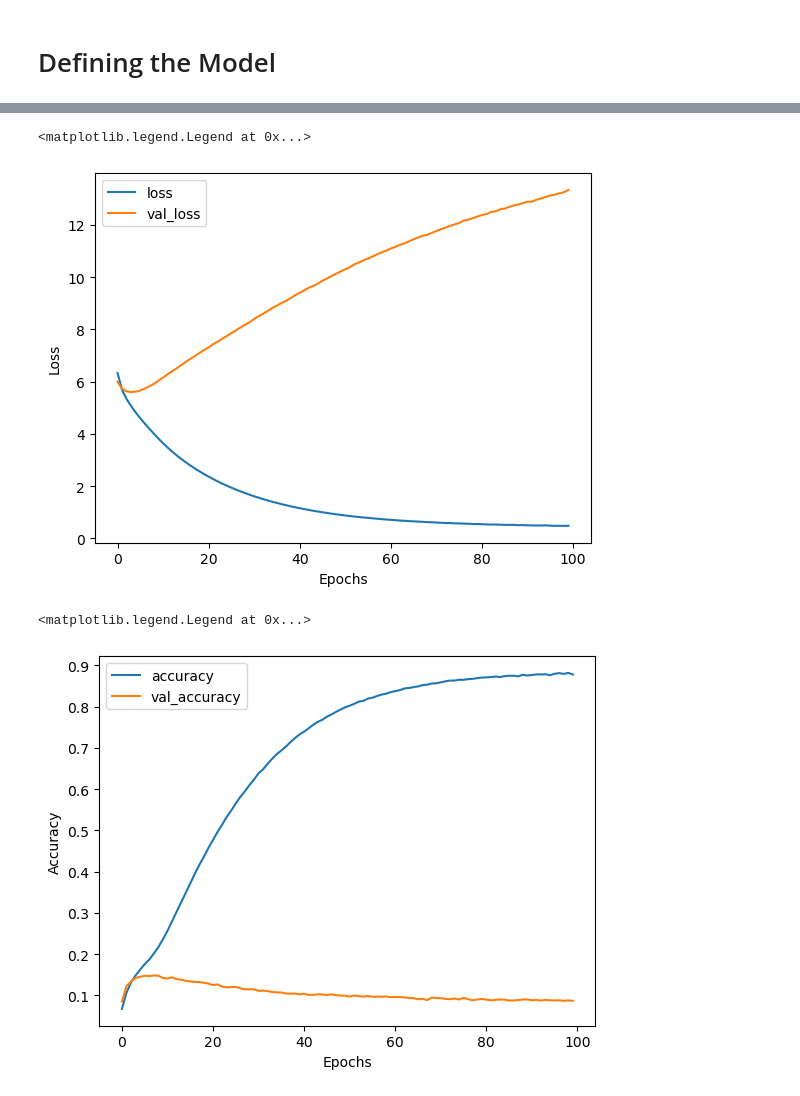
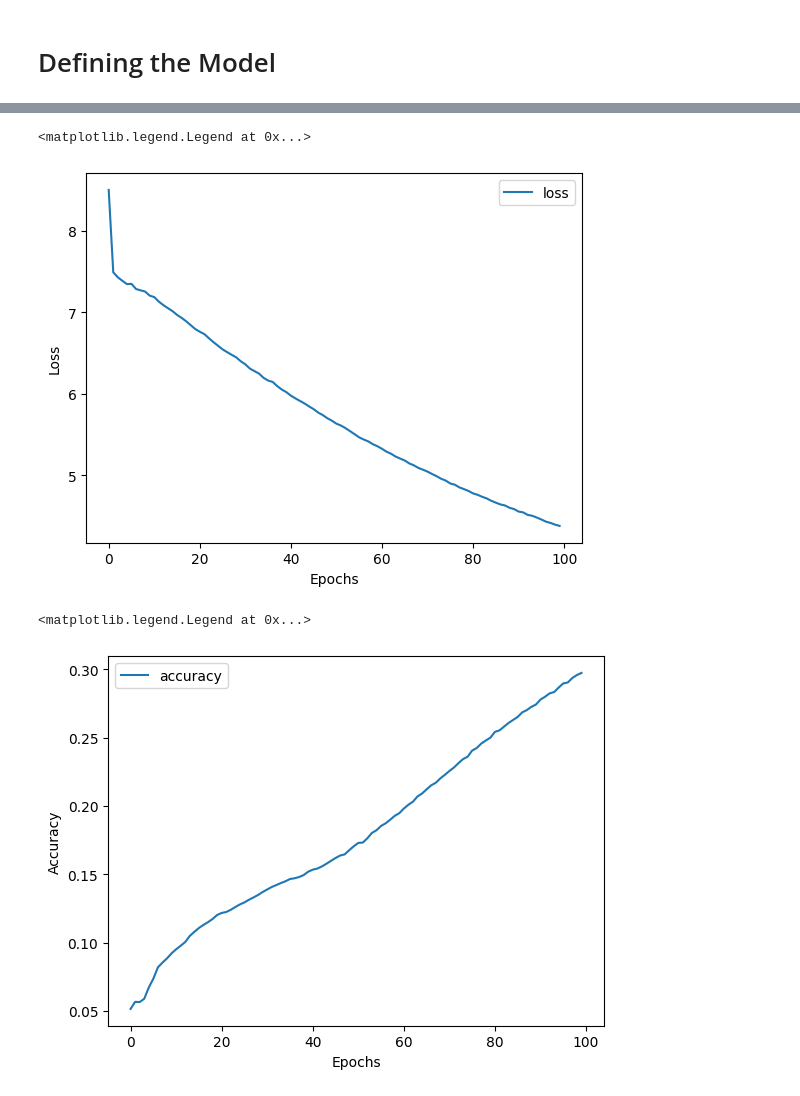
Before and after one commit to AsimWattoo/NextWordPredictor_Python, a Jupyter notebook: Predictor.ipynb, the cells around one changed output, grey strips where cells are left out. Saved outputs shown, nothing was run; the diff lists cells and outputs as text; code cells hidden in the pictures.

Commit message:
Tried the new dataset but could not use the whole dataset due to memory limitations on Colab. Achieving good accuracy on training but not on validation. Will improve in the future

```diff
--- a/Predictor.ipynb
+++ b/Predictor.ipynb
@@ -94,7 +160,2 @@ max_length
 # %% [markdown]
 # Preparing the Dataset
-# %%
-X = padded_sequences[:, :-1]
-y = padded_sequences[:, -1]
-y = to_categorical(y)
-X.shape, y.shape
@@ -111,5 +194,11 @@ X_train, X_test, y_train, y_test = train_test_split(X, y, train_size=0.9)
 # %% [markdown]
 # Defining the Model
+# %%
+max_length = 120
+train_folder = os.path.join(pages_folder, 'train')
+test_folder = os.path.join(pages_folder, 'test')
+train_gen = TextDataGenerator(train_folder, tokenizer, max_length, 64)
+test_gen = TextDataGenerator(test_folder, tokenizer, max_length, 32)
 # %%
 num_labels = len(tokenizer.word_index) + 1
 epochs = 100
@@ -120,14 +209,11 @@ num_labels
 # %%
 model = Sequential([
-    Embedding(num_labels, 100, input_length=max_length - 1),
-    Bidirectional(LSTM(150, return_sequences= True)),
-    Bidirectional(LSTM(150)),
-    Dropout(0.2),
-    Dense(units= 1024, activation= 'relu'),
+    Embedding(num_labels, 64, input_length=max_length - 1),
+    Bidirectional(LSTM(64)),
     Dropout(0.2),
     Dense(units= num_labels, activation= 'softmax')
 ])
 
-model.compile(loss='categorical_crossentropy', optimizer='adam', metrics=['accuracy'])
+model.compile(loss='sparse_categorical_crossentropy', optimizer='adam', metrics=['accuracy'])
 model.summary()
 # %% [output]
@@ -150,6 +237,7 @@ Non-trainable params: 0
 _________________________________________________________________
 # %%
 checkpoint = ModelCheckpoint(filepath= 'predictor.h5', monitor='val_loss', save_best_only=True, save_weights_only=False, mode='min', save_freq='epoch', verbose=1)
-history = model.fit(X_train, y_train, epochs=epochs, batch_size=64, validation_data=(X_test, y_test), validation_batch_size=64, callbacks=[checkpoint])
+earlyStopping = EarlyStopping(monitor='val_loss', mode='min', patience=5, verbose=1)
+history = model.fit(train_gen,epochs=epochs, batch_size=256, callbacks=[checkpoint, earlyStopping])
 # %% [output]
 Epoch 1/100
@@ -172,18 +267,18 @@ Epoch 67/100
 # %%
 plt.plot(history.history['loss'])
-plt.plot(history.history['val_loss'])
+# plt.plot(history.history['val_loss'])
 plt.xlabel('Epochs')
 plt.ylabel('Loss')
 plt.legend(['loss', 'val_loss'])
 # %% [output]
 <matplotlib.legend.Legend at 0x...>
-[figure, old version]
+[figure, new version]
 # %%
 plt.plot(history.history['accuracy'])
-plt.plot(history.history['val_accuracy'])
+# plt.plot(history.history['val_accuracy'])
 plt.xlabel('Epochs')
 plt.ylabel('Accuracy')
 plt.legend(['accuracy', 'val_accuracy'])
 # %% [output]
 <matplotlib.legend.Legend at 0x...>
-[figure, old version]
+[figure, new version]
```
Also changed, not shown: parts of 23 cells of this notebook, 1 other file.
